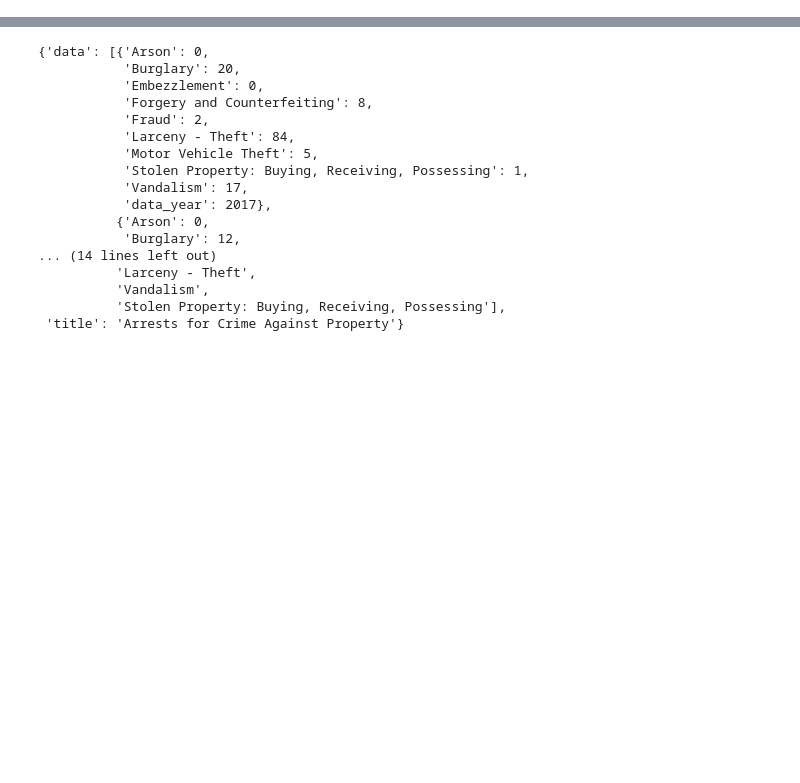
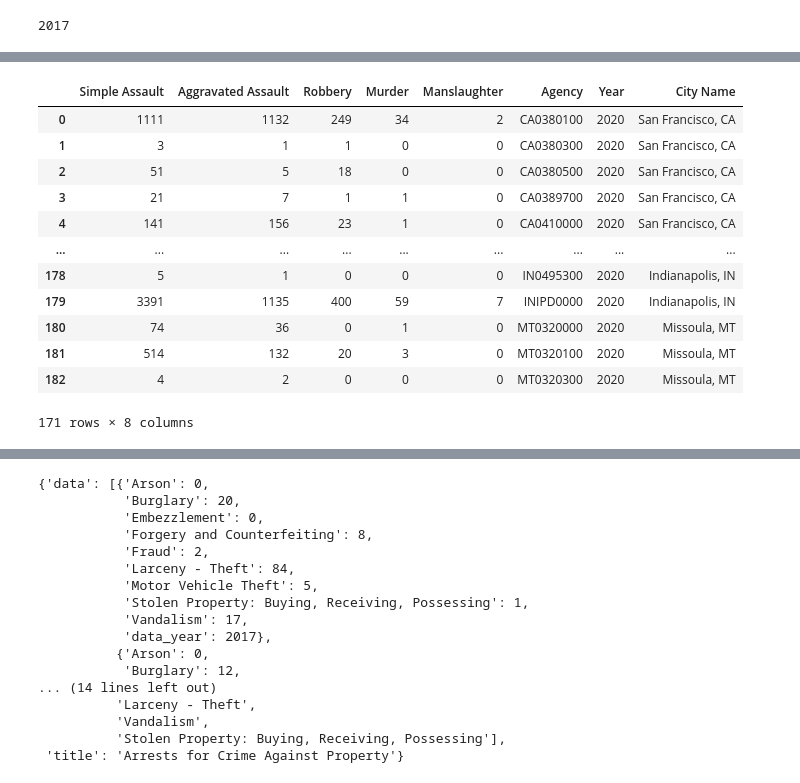
Before and after one commit to Mikelmillz/Group_Project_1_Private_Invest, a Jupyter notebook: Mainbranch/ ShaunaFolder/ ShaunaFolder/FBI_code_start.ipynb, the cells around one changed output, grey strips where cells are left out. Drawn from its saved outputs; the diff is of its cells as text; code cells hidden in the pictures; blank space fills up the shorter version.

```diff
--- a/Mainbranch/ ShaunaFolder/ ShaunaFolder/FBI_code_start.ipynb
+++ b/Mainbranch/ ShaunaFolder/ ShaunaFolder/FBI_code_start.ipynb
@@ -21,0 +11,9 @@ else:
+# %%
+state = ["CA", "MN"]
+
+
+url = f'https://api.usa.gov/crime/fbi/cde/agency/byStateAbbr/MN?API_KEY=gD3972hTja7jXzMfpTWNIzJjVPhJZJrc5PV8c7w9'
+
+response = requests.get(url).json()
+
+#response
@@ -77,0 +123,58 @@ NOT SPECIFIED is not a county in San Fran
+# %%
+base_url = 'https://api.usa.gov/crime/fbi/cde'
+url = f"{base_url}/arrest/agency/CA0380300/violent_crime?from=2017&to=2017&API_KEY={api_key}"
+response = requests.get(url).json()
+response['data'][0]['data_year']
+# %% [output]
+2017
+# %%
+base_url = 'https://api.usa.gov/crime/fbi/cde'
+
+agency
+
+crime_simple_assault = []
+crime_aggravated_assault = []
+crime_robbery = []
+crime_murder= []
+crime_manslaughter = []
+agency2 = []
+year = []
+
+for i in agency:
+    url = f"{base_url}/arrest/agency/{i}/violent_crime?from=2020&to=2020&API_KEY={api_key}"
+    response = requests.get(url).json()
+    try:
+        year.append(response['data'][0]['data_year'])
+        crime_simple_assault.append(response['data'][0]['Simple Assault'])
+        crime_aggravated_assault.append(response['data'][0]['Aggravated Assault'])
+        crime_robbery.append(response['data'][0]['Robbery'])
+        crime_murder.append(response['data'][0]['Murder and Nonnegligent Manslaughter'])
+        crime_manslaughter.append(response['data'][0]['Manslaughter by Negligence'])
+        agency2.append(i)
+        print(f'{i}')
+    except(IndexError):
+        print(f"{i} has no data")
+
+crime_df = {
+    "Simple Assault" :crime_simple_assault,
+    "Aggravated Assault": crime_aggravated_assault,
+    "Robbery": crime_robbery,
+    "Murder": crime_murder,
+    "Manslaughter": crime_manslaughter,
+    "Agency":agency2,
+    "Year": year
+
+}
+
+df = pd.DataFrame(crime_df)
+df
+
+final_df = pd.merge(df, test_df, how="left", on="Agency")
+
+
+#final_df.drop((final_df['Simple Assault']==0) & (final_df['Aggravated Assault']==0))
+
+
+crime_df2021 = final_df[~((final_df['Simple Assault'] == 0) & (final_df['Aggravated Assault'] == 0) & (final_df['Robbery'] == 0) & (final_df['Murder'] == 0) & (final_df['Manslaughter'] == 0))]
+crime_df2021
+# %% [output]
@@ -77,0 +198,13 @@ NOT SPECIFIED is not a county in San Fran
+|  | Simple Assault | Aggravated Assault | Robbery | Murder | Manslaughter | Agency | Year | City Name |
+| 0 | 1111 | 1132 | 249 | 34 | 2 | CA0380100 | 2020 | San Francisco, CA |
+| 1 | 3 | 1 | 1 | 0 | 0 | CA0380300 | 2020 | San Francisco, CA |
+| 2 | 51 | 5 | 18 | 0 | 0 | CA0380500 | 2020 | San Francisco, CA |
+| 3 | 21 | 7 | 1 | 1 | 0 | CA0389700 | 2020 | San Francisco, CA |
+| 4 | 141 | 156 | 23 | 1 | 0 | CA0410000 | 2020 | San Francisco, CA |
+| ... | ... | ... | ... | ... | ... | ... | ... | ... |
+| 178 | 5 | 1 | 0 | 0 | 0 | IN0495300 | 2020 | Indianapolis, IN |
+| 179 | 3391 | 1135 | 400 | 59 | 7 | INIPD0000 | 2020 | Indianapolis, IN |
+| 180 | 74 | 36 | 0 | 1 | 0 | MT0320000 | 2020 | Missoula, MT |
+| 181 | 514 | 132 | 20 | 3 | 0 | MT0320100 | 2020 | Missoula, MT |
+| 182 | 4 | 2 | 0 | 0 | 0 | MT0320300 | 2020 | Missoula, MT |
+171 rows × 8 columns
```
Also changed, not shown: parts of 13 cells of this notebook.
